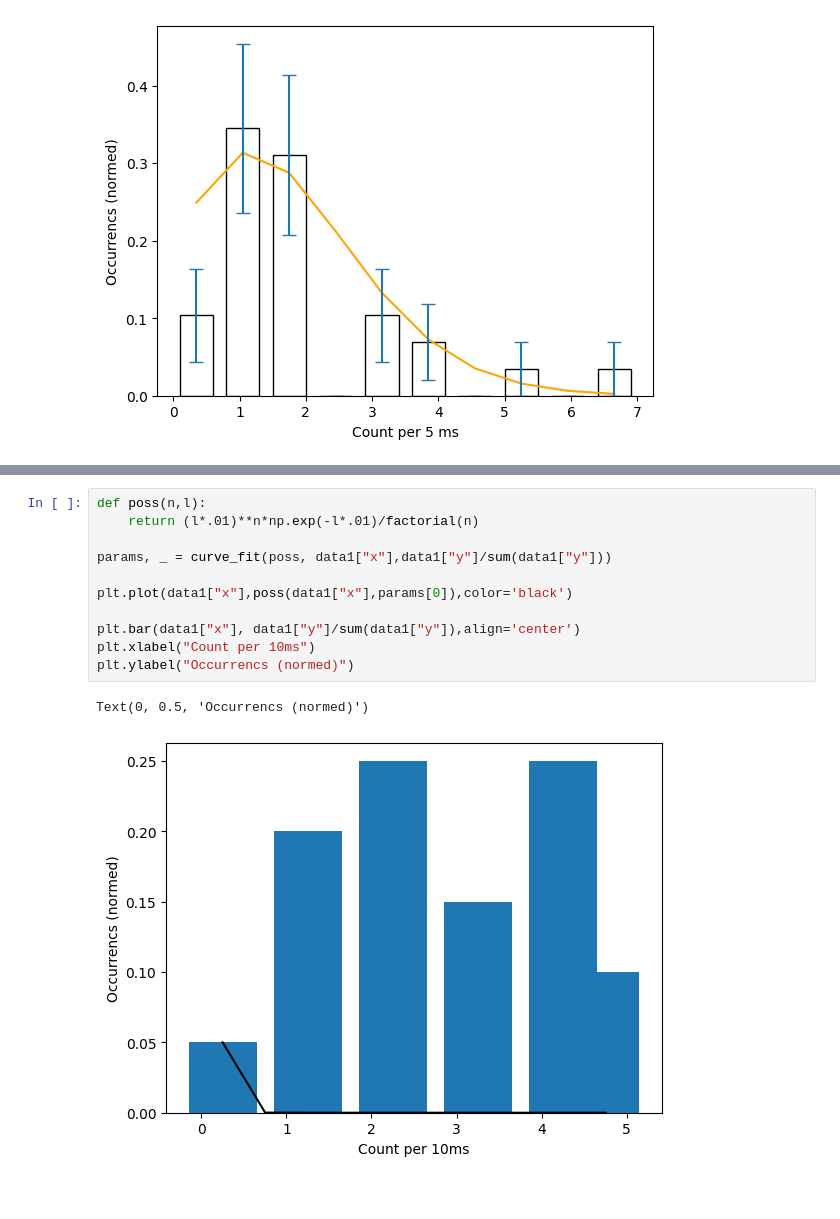
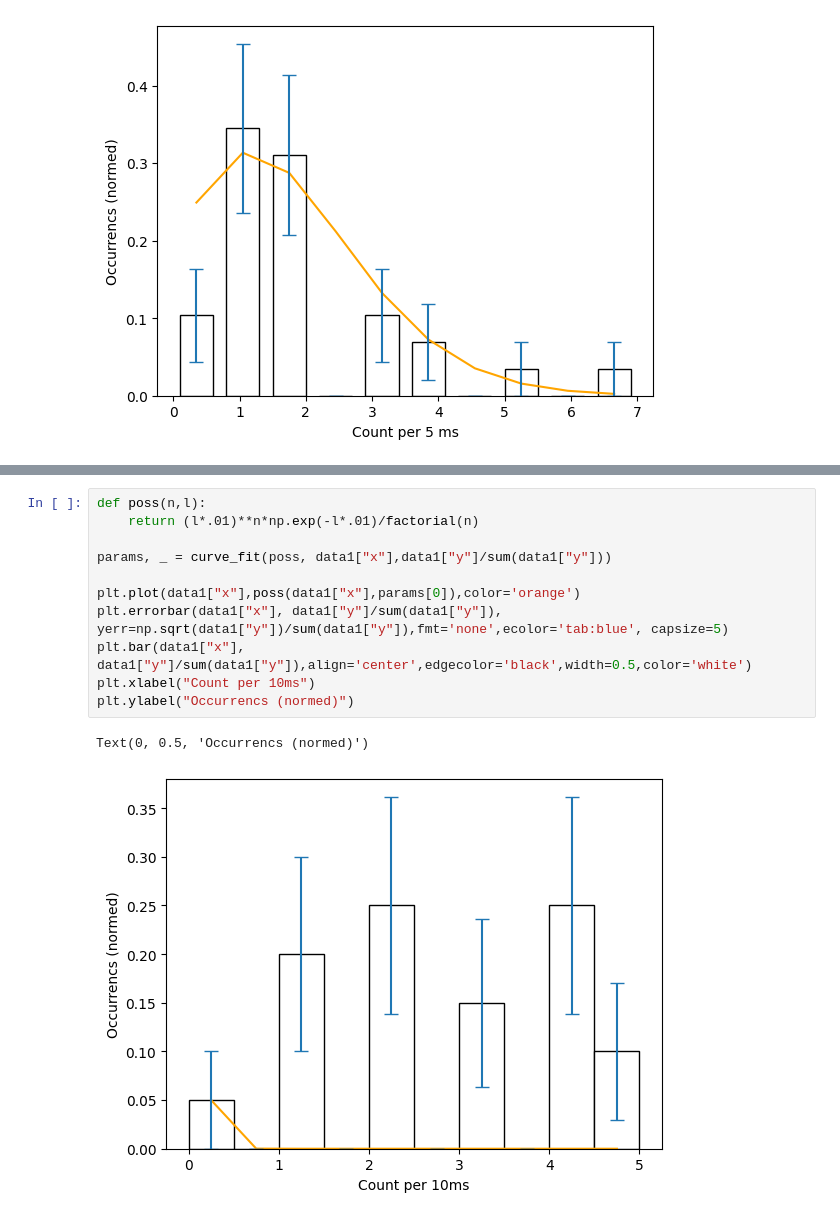
Before and after one commit to sarah-sev/SPAD, a Jupyter notebook: histplots.ipynb, the cells around one changed output, grey strips where cells are left out. Saved outputs shown, nothing was run; the diff lists cells and outputs as text.

```diff
--- a/histplots.ipynb
+++ b/histplots.ipynb
@@ -39,14 +39,14 @@ Text(0, 0.5, 'Occurrencs (normed)')
 # %%
 def poss(n,l):
     return (l*.01)**n*np.exp(-l*.01)/factorial(n)
 
 params, _ = curve_fit(poss, data1["x"],data1["y"]/sum(data1["y"]))
 
-plt.plot(data1["x"],poss(data1["x"],params[0]),color='black')
-
-plt.bar(data1["x"], data1["y"]/sum(data1["y"]),align='center')
+plt.plot(data1["x"],poss(data1["x"],params[0]),color='orange')
+plt.errorbar(data1["x"], data1["y"]/sum(data1["y"]), yerr=np.sqrt(data1["y"])/sum(data1["y"]),fmt='none',ecolor='tab:blue', capsize=5)
+plt.bar(data1["x"], data1["y"]/sum(data1["y"]),align='center',edgecolor='black',width=0.5,color='white')
 plt.xlabel("Count per 10ms")
 plt.ylabel("Occurrencs (normed)")
 # %% [output]
 Text(0, 0.5, 'Occurrencs (normed)')
-[figure, old version]
+[figure, new version]
```
Also changed, not shown: parts of 1 cell of this notebook.
